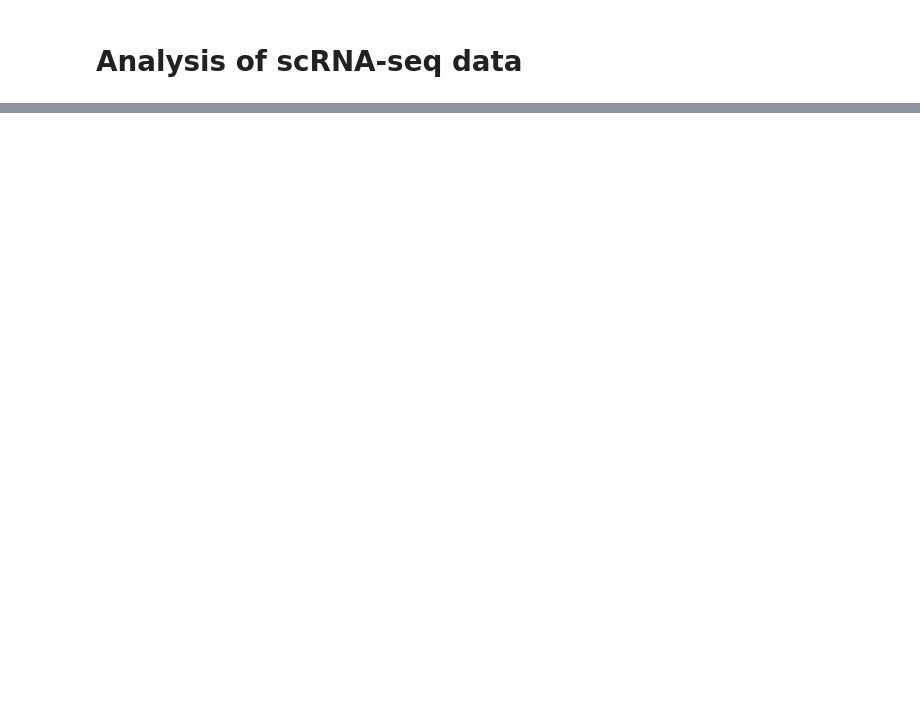
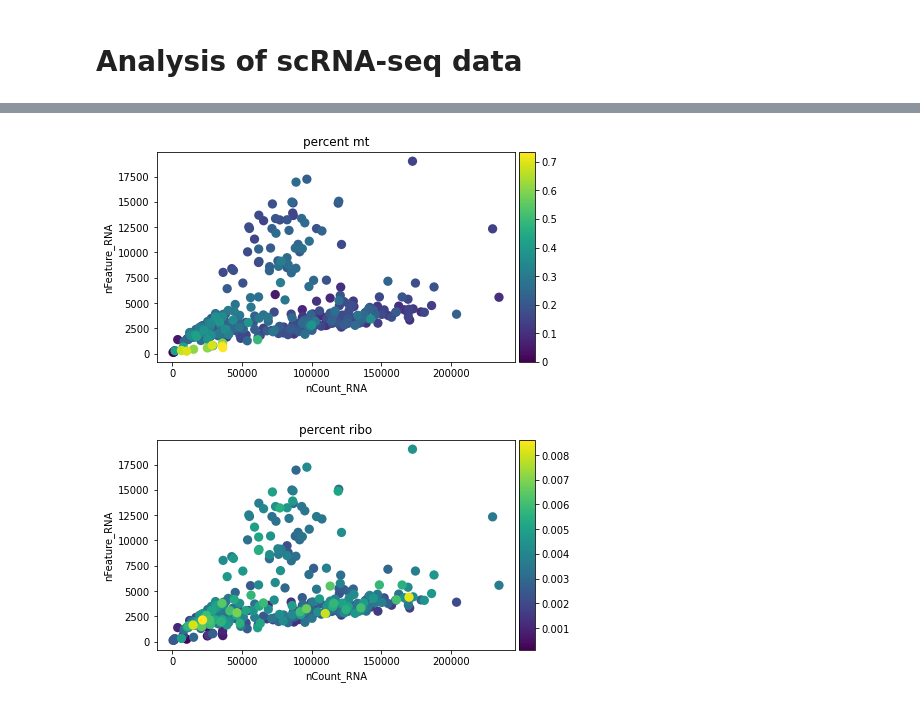
Before and after one commit to menchelab/novarinocollab, a Jupyter notebook: notebooks/scRNAseq_analysis.ipynb, the cells around one changed output, grey strips where cells are left out. Cells and saved outputs as stored; diff of their text form; code cells hidden in the pictures; blank space fills up the shorter version.

```diff
--- a/notebooks/scRNAseq_analysis.ipynb
+++ b/notebooks/scRNAseq_analysis.ipynb
@@ -34,0 +26,18 @@ adata.obs
+# %%
+ax = sc.pl.scatter(
+    adata,
+    'nCount_RNA',
+    'nFeature_RNA',
+    show = False,
+    color = 'percent_mt'
+)
+ax = sc.pl.scatter(
+    adata,
+    'nCount_RNA',
+    'nFeature_RNA',
+    show = False,
+    color = 'percent_ribo'
+)
+# %% [output]
+[figure, added]
+[figure, added]
```
Also changed, not shown: parts of 10 cells of this notebook.
